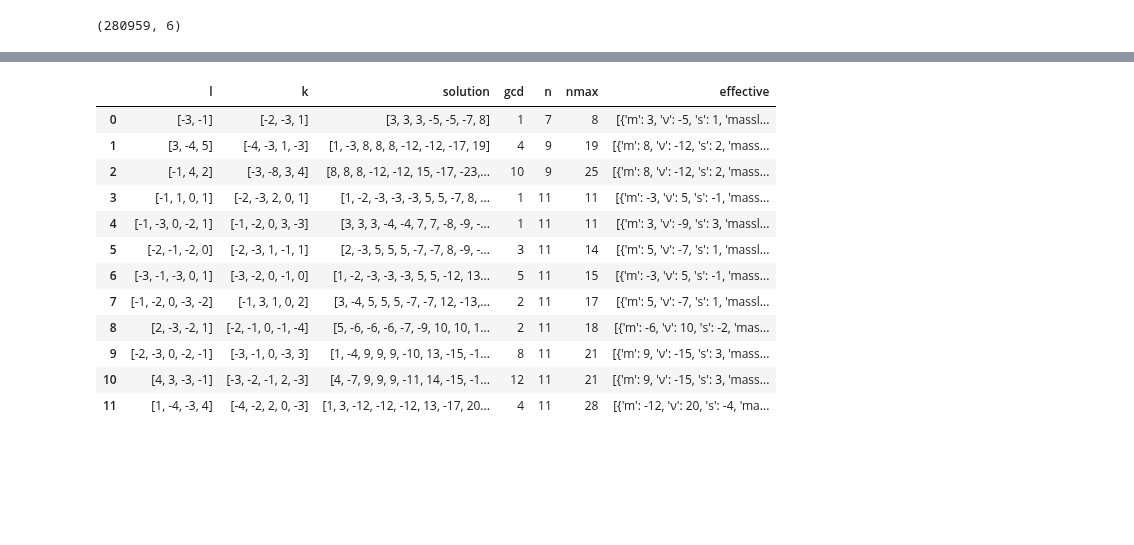
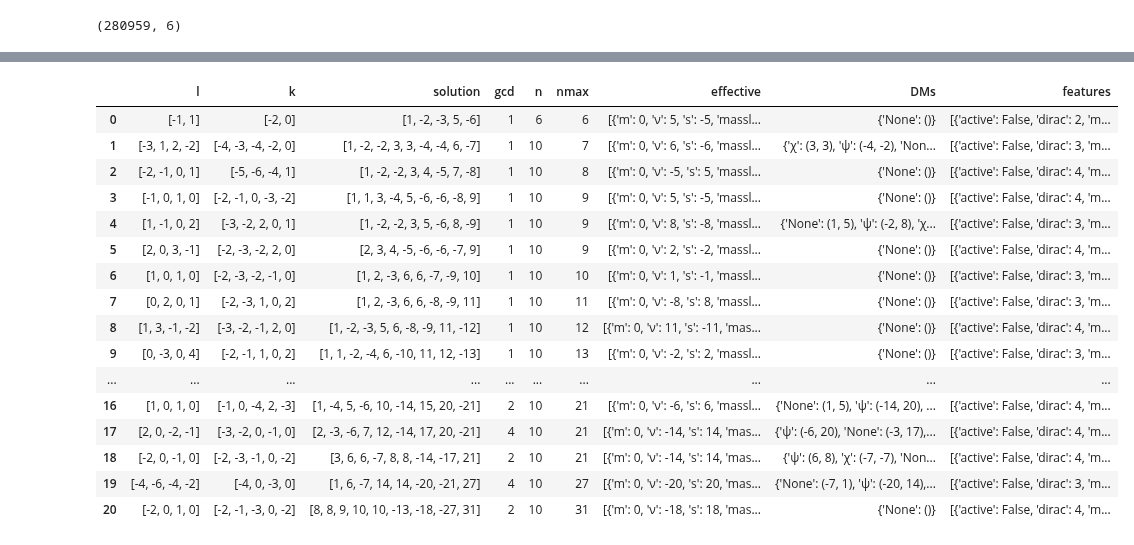
Before and after one commit to LBJ-Wade/anomaly, a Jupyter notebook: Effective_Dirac_5_6_IMPORTANT.ipynb, the cells around one changed output, grey strips where cells are left out. Cells and saved outputs as stored; diff of their text form; code cells hidden in the pictures; blank space fills up the shorter version.

```diff
--- a/Effective_Dirac_5_6_IMPORTANT.ipynb
+++ b/Effective_Dirac_5_6_IMPORTANT.ipynb
@@ -329,0 +278,2 @@ dspm2[ dspm2['effective'].apply(lambda l: 0 in [d.get('m') for d in l]) ].reset_
+# %%
+dslt=dslt.sort_values(['n','nmax']).reset_index(drop=True)
@@ -329,0 +328,9 @@ dspm2[ dspm2['effective'].apply(lambda l: 0 in [d.get('m') for d in l]) ].reset_
+# %%
+ll=[2, 2, 3, 4, 4, -5, -6, -6, -7, 9]
+row={}
+d={'m': 0, 'ν': 2, 's': -2, 'massless': [], 'sp': None, 'δ': 1}
+row['solution']=ll
+row['effective']=[d]
+row['DMs']={}
+row['n']=10
+count_dm(row)
@@ -329,0 +345,4 @@ dspm2[ dspm2['effective'].apply(lambda l: 0 in [d.get('m') for d in l]) ].reset_
+# %%
+dslt['features']=dslt.apply(count_dm,axis='columns')
+# %%
+fnl=dslt[~dslt['features'].astype(str).duplicated()].reset_index(drop=True)
@@ -330,16 +359,20 @@ dspm2[ dspm2['effective'].apply(lambda l: 0 in [d.get('m') for d in l]) ].reset_
 # %%
-dspm2[~dspm2['effective'].apply(lambda l: 0 in [d.get('m') for d in l]) ].reset_index(drop=True)
+fnl[fnl['features'].apply(lambda l: True in [ True for d in l if not d.get('active') and d.get('δ')==1 ])].reset_index(drop=True)
 # %% [output]
-|  | l | k | solution | gcd | n | nmax | effective |
-| 0 | [-3, -1] | [-2, -3, 1] | [3, 3, 3, -5, -5, -7, 8] | 1 | 7 | 8 | [{'m': 3, 'ν': -5, 's': 1, 'massl... |
-| 1 | [3, -4, 5] | [-4, -3, 1, -3] | [1, -3, 8, 8, 8, -12, -12, -17, 19] | 4 | 9 | 19 | [{'m': 8, 'ν': -12, 's': 2, 'mass... |
-| 2 | [-1, 4, 2] | [-3, -8, 3, 4] | [8, 8, 8, -12, -12, 15, -17, -23,... | 10 | 9 | 25 | [{'m': 8, 'ν': -12, 's': 2, 'mass... |
-| 3 | [-1, 1, 0, 1] | [-2, -3, 2, 0, 1] | [1, -2, -3, -3, -3, 5, 5, -7, 8, ... | 1 | 11 | 11 | [{'m': -3, 'ν': 5, 's': -1, 'mass... |
-| 4 | [-1, -3, 0, -2, 1] | [-1, -2, 0, 3, -3] | [3, 3, 3, -4, -4, 7, 7, -8, -9, -... | 1 | 11 | 11 | [{'m': 3, 'ν': -9, 's': 3, 'massl... |
-| 5 | [-2, -1, -2, 0] | [-2, -3, 1, -1, 1] | [2, -3, 5, 5, 5, -7, -7, 8, -9, -... | 3 | 11 | 14 | [{'m': 5, 'ν': -7, 's': 1, 'massl... |
-| 6 | [-3, -1, -3, 0, 1] | [-3, -2, 0, -1, 0] | [1, -2, -3, -3, -3, 5, 5, -12, 13... | 5 | 11 | 15 | [{'m': -3, 'ν': 5, 's': -1, 'mass... |
-| 7 | [-1, -2, 0, -3, -2] | [-1, 3, 1, 0, 2] | [3, -4, 5, 5, 5, -7, -7, 12, -13,... | 2 | 11 | 17 | [{'m': 5, 'ν': -7, 's': 1, 'massl... |
-| 8 | [2, -3, -2, 1] | [-2, -1, 0, -1, -4] | [5, -6, -6, -6, -7, -9, 10, 10, 1... | 2 | 11 | 18 | [{'m': -6, 'ν': 10, 's': -2, 'mas... |
-| 9 | [-2, -3, 0, -2, -1] | [-3, -1, 0, -3, 3] | [1, -4, 9, 9, 9, -10, 13, -15, -1... | 8 | 11 | 21 | [{'m': 9, 'ν': -15, 's': 3, 'mass... |
-| 10 | [4, 3, -3, -1] | [-3, -2, -1, 2, -3] | [4, -7, 9, 9, 9, -11, 14, -15, -1... | 12 | 11 | 21 | [{'m': 9, 'ν': -15, 's': 3, 'mass... |
-| 11 | [1, -4, -3, 4] | [-4, -2, 2, 0, -3] | [1, 3, -12, -12, -12, 13, -17, 20... | 4 | 11 | 28 | [{'m': -12, 'ν': 20, 's': -4, 'ma... |
+|  | l | k | solution | gcd | n | nmax | effective | DMs | features |
+| 0 | [-1, 1] | [-2, 0] | [1, -2, -3, 5, -6] | 1 | 6 | 6 | [{'m': 0, 'ν': 5, 's': -5, 'massl... | {'None': ()} | [{'active': False, 'dirac': 2, 'm... |
+| 1 | [-3, 1, 2, -2] | [-4, -3, -4, -2, 0] | [1, -2, -2, 3, 3, -4, -4, 6, -7] | 1 | 10 | 7 | [{'m': 0, 'ν': 6, 's': -6, 'massl... | {'χ': (3, 3), 'ψ': (-4, -2), 'Non... | [{'active': False, 'dirac': 3, 'm... |
+| 2 | [-2, -1, 0, 1] | [-5, -6, -4, 1] | [1, -2, -2, 3, 4, -5, 7, -8] | 1 | 10 | 8 | [{'m': 0, 'ν': -5, 's': 5, 'massl... | {'None': ()} | [{'active': False, 'dirac': 4, 'm... |
+| 3 | [-1, 0, 1, 0] | [-2, -1, 0, -3, -2] | [1, 1, 3, -4, 5, -6, -6, -8, 9] | 1 | 10 | 9 | [{'m': 0, 'ν': 5, 's': -5, 'massl... | {'None': ()} | [{'active': False, 'dirac': 4, 'm... |
+| 4 | [1, -1, 0, 2] | [-3, -2, 2, 0, 1] | [1, -2, -2, 3, 5, -6, 8, -9] | 1 | 10 | 9 | [{'m': 0, 'ν': 8, 's': -8, 'massl... | {'None': (1, 5), 'ψ': (-2, 8), 'χ... | [{'active': False, 'dirac': 3, 'm... |
+| 5 | [2, 0, 3, -1] | [-2, -3, -2, 2, 0] | [2, 3, 4, -5, -6, -6, -7, 9] | 1 | 10 | 9 | [{'m': 0, 'ν': 2, 's': -2, 'massl... | {'None': ()} | [{'active': False, 'dirac': 4, 'm... |
+| 6 | [1, 0, 1, 0] | [-2, -3, -2, -1, 0] | [1, 2, -3, 6, 6, -7, -9, 10] | 1 | 10 | 10 | [{'m': 0, 'ν': 1, 's': -1, 'massl... | {'None': ()} | [{'active': False, 'dirac': 3, 'm... |
+| 7 | [0, 2, 0, 1] | [-2, -3, 1, 0, 2] | [1, 2, -3, 6, 6, -8, -9, 11] | 1 | 10 | 11 | [{'m': 0, 'ν': -8, 's': 8, 'massl... | {'None': ()} | [{'active': False, 'dirac': 3, 'm... |
+| 8 | [1, 3, -1, -2] | [-3, -2, -1, 2, 0] | [1, -2, -3, 5, 6, -8, -9, 11, -12] | 1 | 10 | 12 | [{'m': 0, 'ν': 11, 's': -11, 'mas... | {'None': ()} | [{'active': False, 'dirac': 4, 'm... |
+| 9 | [0, -3, 0, 4] | [-2, -1, 1, 0, 2] | [1, 1, -2, -4, 6, -10, 11, 12, -13] | 1 | 10 | 13 | [{'m': 0, 'ν': -2, 's': 2, 'massl... | {'None': ()} | [{'active': False, 'dirac': 3, 'm... |
+| ... | ... | ... | ... | ... | ... | ... | ... | ... | ... |
+| 16 | [1, 0, 1, 0] | [-1, 0, -4, 2, -3] | [1, -4, 5, -6, 10, -14, 15, 20, -21] | 2 | 10 | 21 | [{'m': 0, 'ν': -6, 's': 6, 'massl... | {'None': (1, 5), 'ψ': (-14, 20), ... | [{'active': False, 'dirac': 4, 'm... |
+| 17 | [2, 0, -2, -1] | [-3, -2, 0, -1, 0] | [2, -3, -6, 7, 12, -14, 17, 20, -21] | 4 | 10 | 21 | [{'m': 0, 'ν': -14, 's': 14, 'mas... | {'ψ': (-6, 20), 'None': (-3, 17),... | [{'active': False, 'dirac': 4, 'm... |
+| 18 | [-2, 0, -1, 0] | [-2, -3, -1, 0, -2] | [3, 6, 6, -7, 8, 8, -14, -17, 21] | 2 | 10 | 21 | [{'m': 0, 'ν': -14, 's': 14, 'mas... | {'ψ': (6, 8), 'χ': (-7, -7), 'Non... | [{'active': False, 'dirac': 4, 'm... |
+| 19 | [-4, -6, -4, -2] | [-4, 0, -3, 0] | [1, 6, -7, 14, 14, -20, -21, 27] | 4 | 10 | 27 | [{'m': 0, 'ν': -20, 's': 20, 'mas... | {'None': (-7, 1), 'ψ': (-20, 14),... | [{'active': False, 'dirac': 3, 'm... |
+| 20 | [-2, 0, 1, 0] | [-2, -1, -3, 0, -2] | [8, 8, 9, 10, 10, -13, -18, -27, 31] | 2 | 10 | 31 | [{'m': 0, 'ν': -18, 's': 18, 'mas... | {'None': ()} | [{'active': False, 'dirac': 4, 'm... |
```
Also changed, not shown: parts of 27 cells of this notebook.
